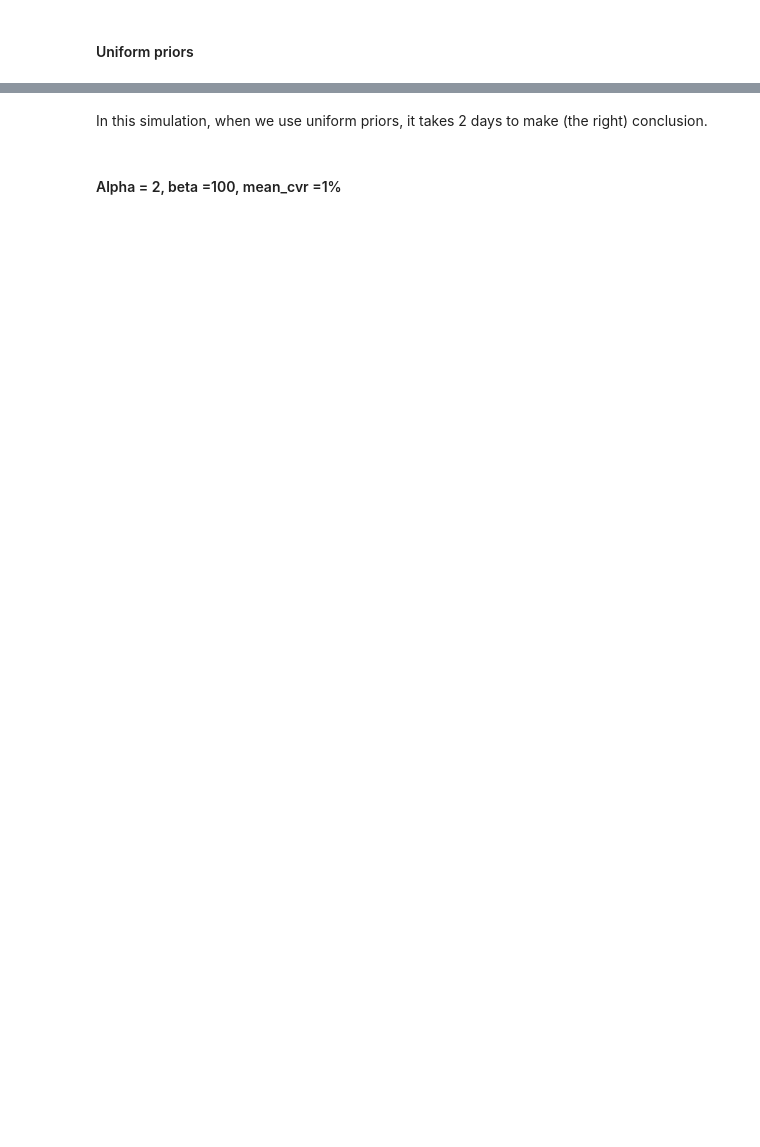
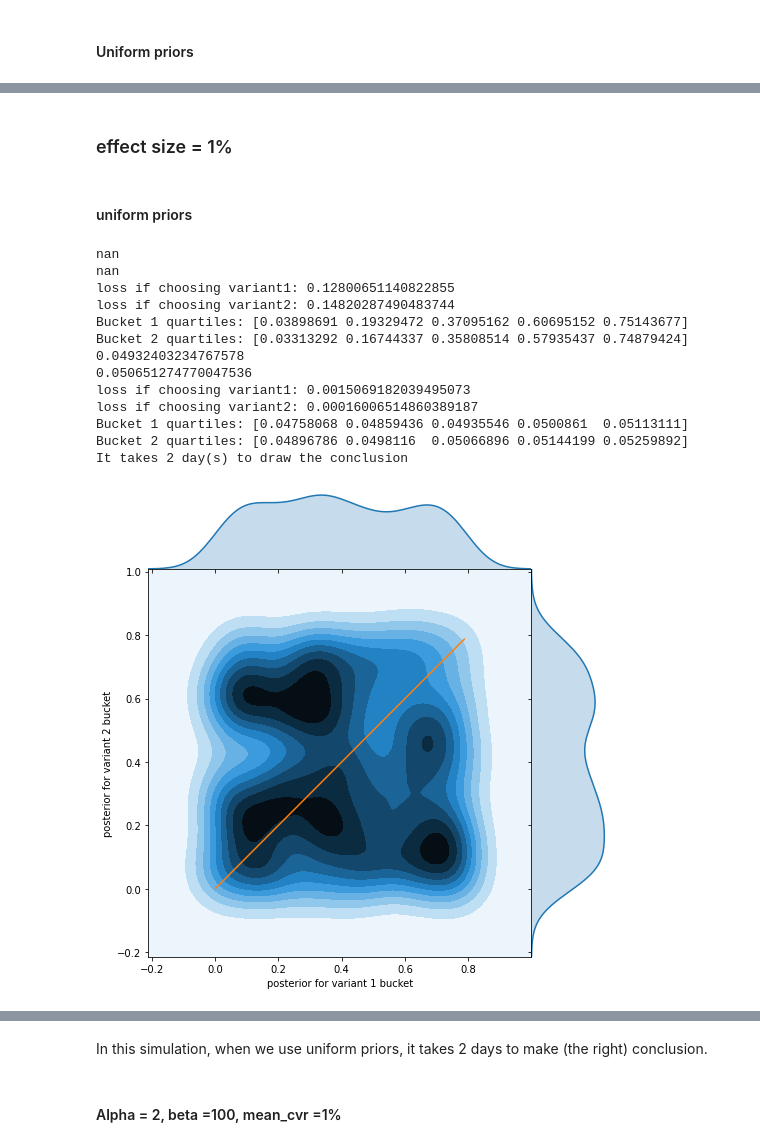
Before and after one commit to csong21/bvf, a Jupyter notebook: beta_distribution_priors.ipynb, the cells around one changed output, grey strips where cells are left out. Cells and saved outputs as stored; diff of their text form; code cells hidden in the pictures; blank space fills up the shorter version.

```diff
--- a/beta_distribution_priors.ipynb
+++ b/beta_distribution_priors.ipynb
@@ -107,0 +169,35 @@ Bucket 2 quartiles: [0.05397316 0.06042222 0.06556592 0.07089355 0.07974291]
+# %% [markdown]
+### effect size = 1%
+# %% [markdown]
+#### uniform priors
+# %%
+stats = []
+num_days = 0
+max_days = 30
+err_thres = 0.0005
+date_range=pd.date_range(start = '2020-01-01', periods = 30)
+i=0
+for ts in date_range:
+    a, b = _alpha[i], _beta[i]
+    closs, tloss = calc_stats_between_buckets_for_column(df, ts, stan_model, 'conversion', True, a,b)
+    stats.append((closs, tloss))
+    num_days += 1
+
+    if closs < err_thres or tloss < err_thres:
+        print(f'It takes {num_days} day(s) to draw the conclusion')
+        break
+# %% [output]
+nan
+nan
+loss if choosing variant1: 0.12800651140822855
+loss if choosing variant2: 0.14820287490483744
+Bucket 1 quartiles: [0.03898691 0.19329472 0.37095162 0.60695152 0.75143677]
+Bucket 2 quartiles: [0.03313292 0.16744337 0.35808514 0.57935437 0.74879424]
+0.04932403234767578
+0.050651274770047536
+loss if choosing variant1: 0.0015069182039495073
+loss if choosing variant2: 0.00016006514860389187
+Bucket 1 quartiles: [0.04758068 0.04859436 0.04935546 0.0500861  0.05113111]
+Bucket 2 quartiles: [0.04896786 0.0498116  0.05066896 0.05144199 0.05259892]
+It takes 2 day(s) to draw the conclusion
+[figure, added]
```
Also changed, not shown: parts of 24 cells of this notebook, 5 other files.
